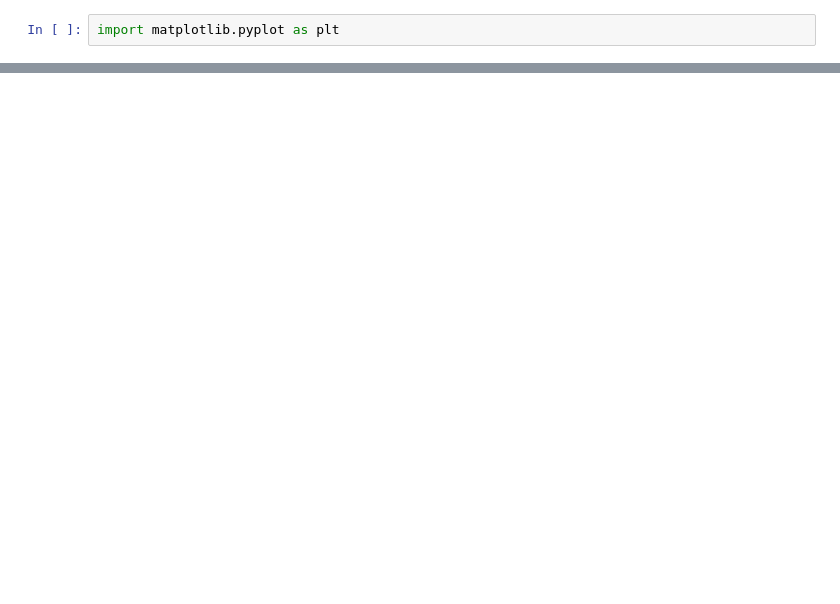
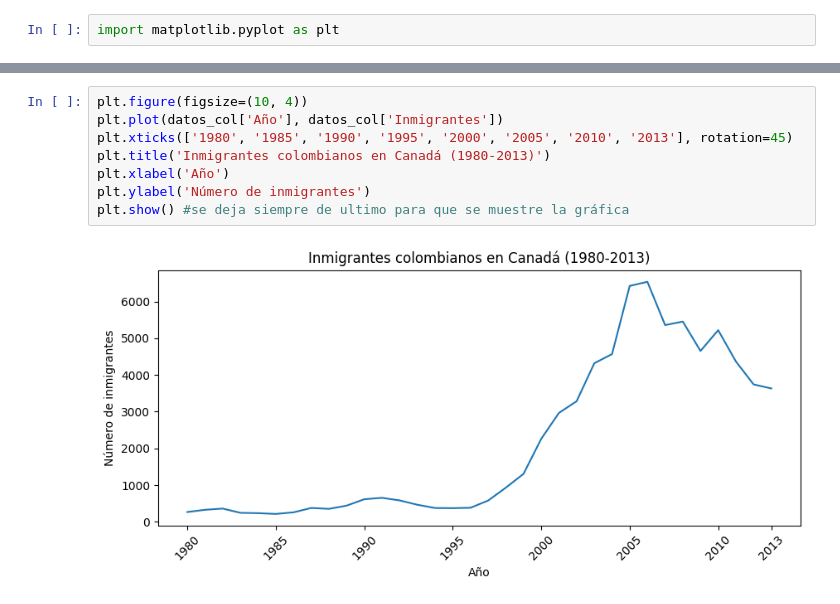
Before and after one commit to yuri19762008/001_ORACLE, a Jupyter notebook: 011_VISUALIZACION_DATOS/visualizacion_de_datos_con_python.ipynb, the cells around one changed output, grey strips where cells are left out. Cells and saved outputs as stored; diff of their text form; blank space fills up the shorter version.

```diff
--- a/011_VISUALIZACION_DATOS/visualizacion_de_datos_con_python.ipynb
+++ b/011_VISUALIZACION_DATOS/visualizacion_de_datos_con_python.ipynb
@@ -150,0 +158,10 @@ plt.plot( )
+# %%
+plt.figure(figsize=(10, 4))
+plt.plot(datos_col['Año'], datos_col['Inmigrantes'])
+plt.xticks(['1980', '1985', '1990', '1995', '2000', '2005', '2010', '2013'], rotation=45)
+plt.title('Inmigrantes colombianos en Canadá (1980-2013)')
+plt.xlabel('Año')
+plt.ylabel('Número de inmigrantes')
+plt.show() #se deja siempre de ultimo para que se muestre la gráfica
+# %% [output]
+[figure, added]
```
Also changed, not shown: parts of 8 cells of this notebook.
